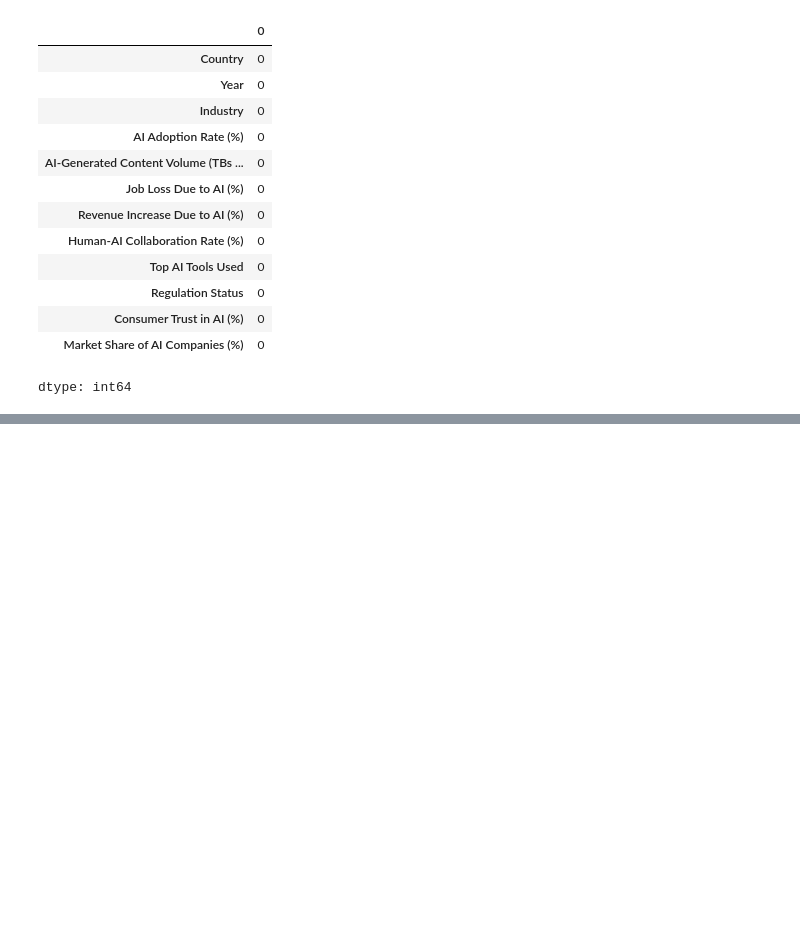
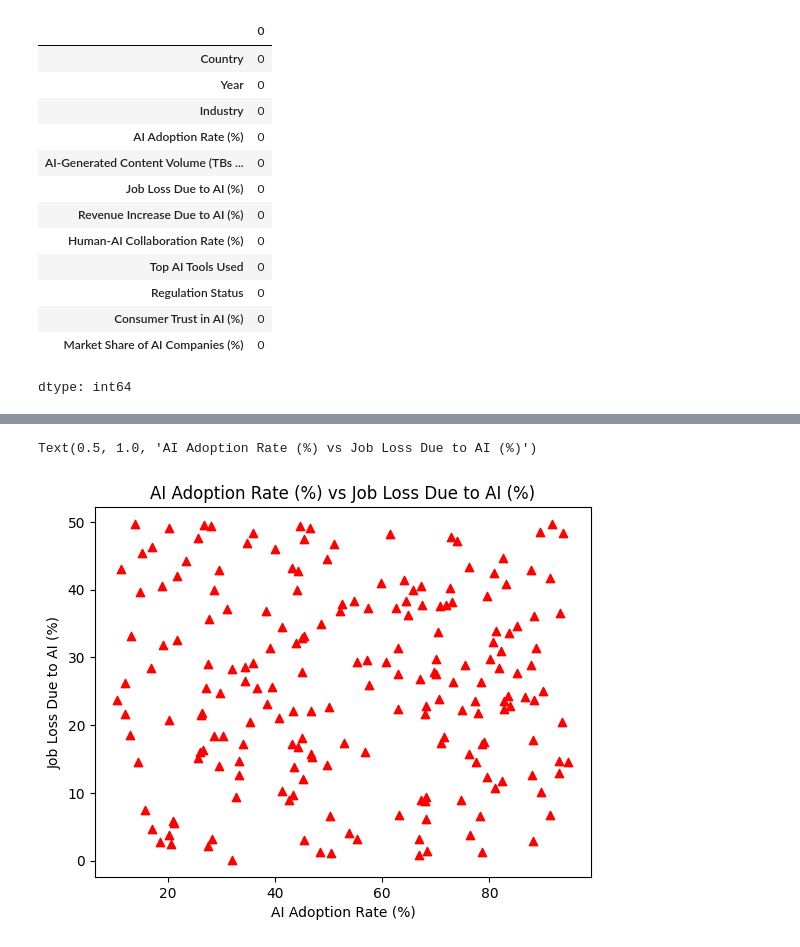
Before and after one commit to sarahchaewon/DSRP_, a Jupyter notebook: test.ipynb, the cells around one changed output, grey strips where cells are left out. Saved outputs shown, nothing was run; the diff lists cells and outputs as text; code cells hidden in the pictures; blank space fills up the shorter version.

```diff
--- a/test.ipynb
+++ b/test.ipynb
@@ -167,0 +109,11 @@ plt.show()
+# %%
+# Creating a scatterplot for relationship between AI Adoption Rate and Job Loss Due to AI
+x = df["AI Adoption Rate (%)"]
+y = df["Job Loss Due to AI (%)"]
+plt.scatter(x, y, color='red', marker='^')
+plt.xlabel('AI Adoption Rate (%)')
+plt.ylabel('Job Loss Due to AI (%)')
+plt.title('AI Adoption Rate (%) vs Job Loss Due to AI (%)')
+# %% [output]
+Text(0.5, 1.0, 'AI Adoption Rate (%) vs Job Loss Due to AI (%)')
+[figure, added]
```
Also changed, not shown: parts of 14 cells of this notebook.
